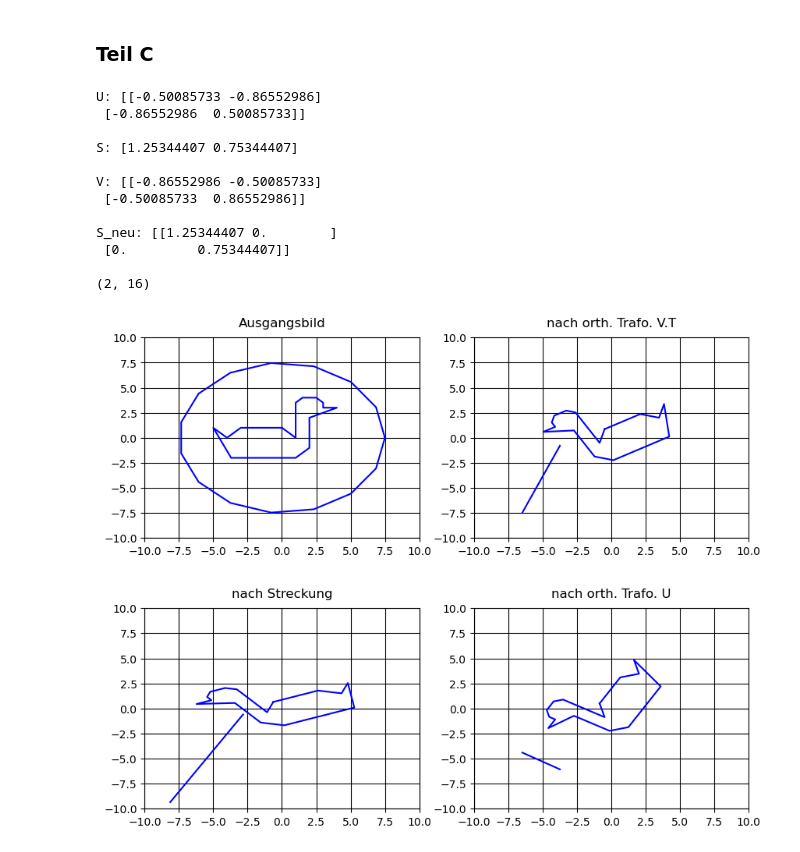
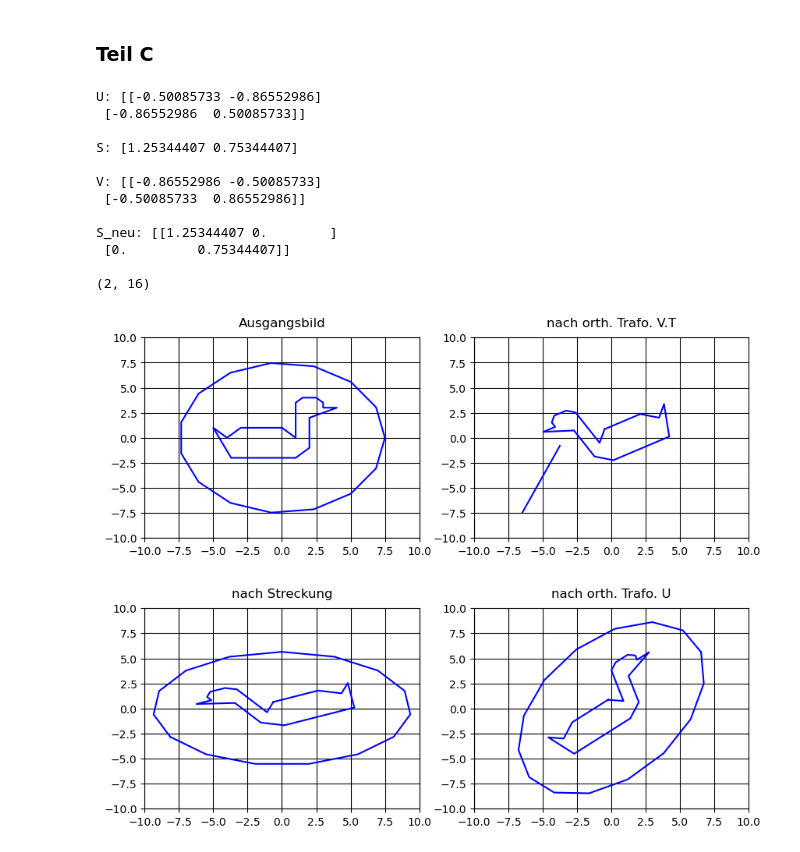
Before and after one commit to Javiermateor/Numerische-Mathematik-I-fuer-Ingenieure, a Jupyter notebook: HA2.ipynb, the cells around one changed output. Drawn from its saved outputs; the diff is of its cells as text; code cells hidden in the pictures.

```diff
--- a/HA2.ipynb
+++ b/HA2.ipynb
@@ -317,7 +317,7 @@ plt.plot(kreis2[:,0], kreis2[:,1], color='blue')
 ax3 = plt.subplot(2,2,3)
 
 ente3 = np.matmul(S_neu, ente2)
-kreis3 = np.matmul(S_neu, kreis2)
+kreis3 = np.matmul(S_neu, kreis2).T
 
 
 plt.title("nach Streckung", pad ='10')
@@ -334,35 +334,35 @@ plt.plot(kreis3[:,0], kreis3[:,1], color='blue')
 
 ax4 = plt.subplot(2,2,4)
 
-ente4 = np.matmul(U.T, ente)
-kreis4 = np.matmul(U.T, kreis.T)
+ente4 = np.matmul(U, ente3)
+kreis4 = np.matmul(U, kreis3.T).T
 
 plt.title("nach orth. Trafo. U", pad ='10')
 plt.xlim(-10, 10)
 plt.ylim(-10, 10)
 plt.grid(color='k')
 
 
 plt.plot(ente4[0,:], ente4[1,:], color='blue')
 plt.plot(kreis4[:,0], kreis4[:,1], color='blue')
 
 
 #Plots Einstellungen
 plt.subplots_adjust(hspace=0.35)
 plt.show()
 
 #Auswahl von rho und Auflösung von der Matrix Kreis ----> phi Werte.... linspace vergrößern?
 # %% [output]
 U: [[-0.50085733 -0.86552986]
  [-0.86552986  0.50085733]]
 
 S: [1.25344407 0.75344407]
 
 V: [[-0.86552986 -0.50085733]
  [-0.50085733  0.86552986]]
 
 S_neu: [[1.25344407 0.        ]
  [0.         0.75344407]]
 
 (2, 16)
-[figure, old version]
+[figure, new version]
```
